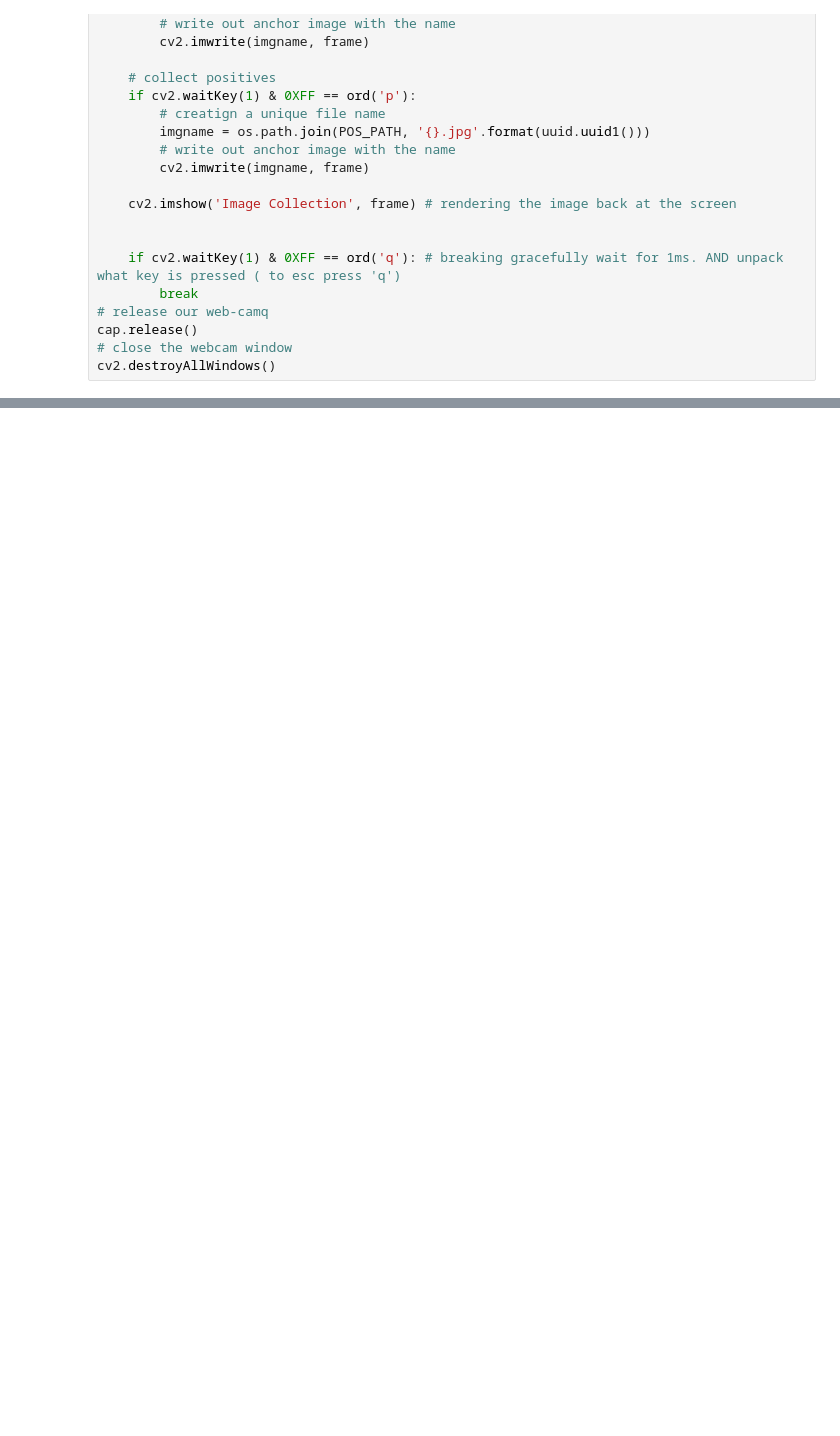
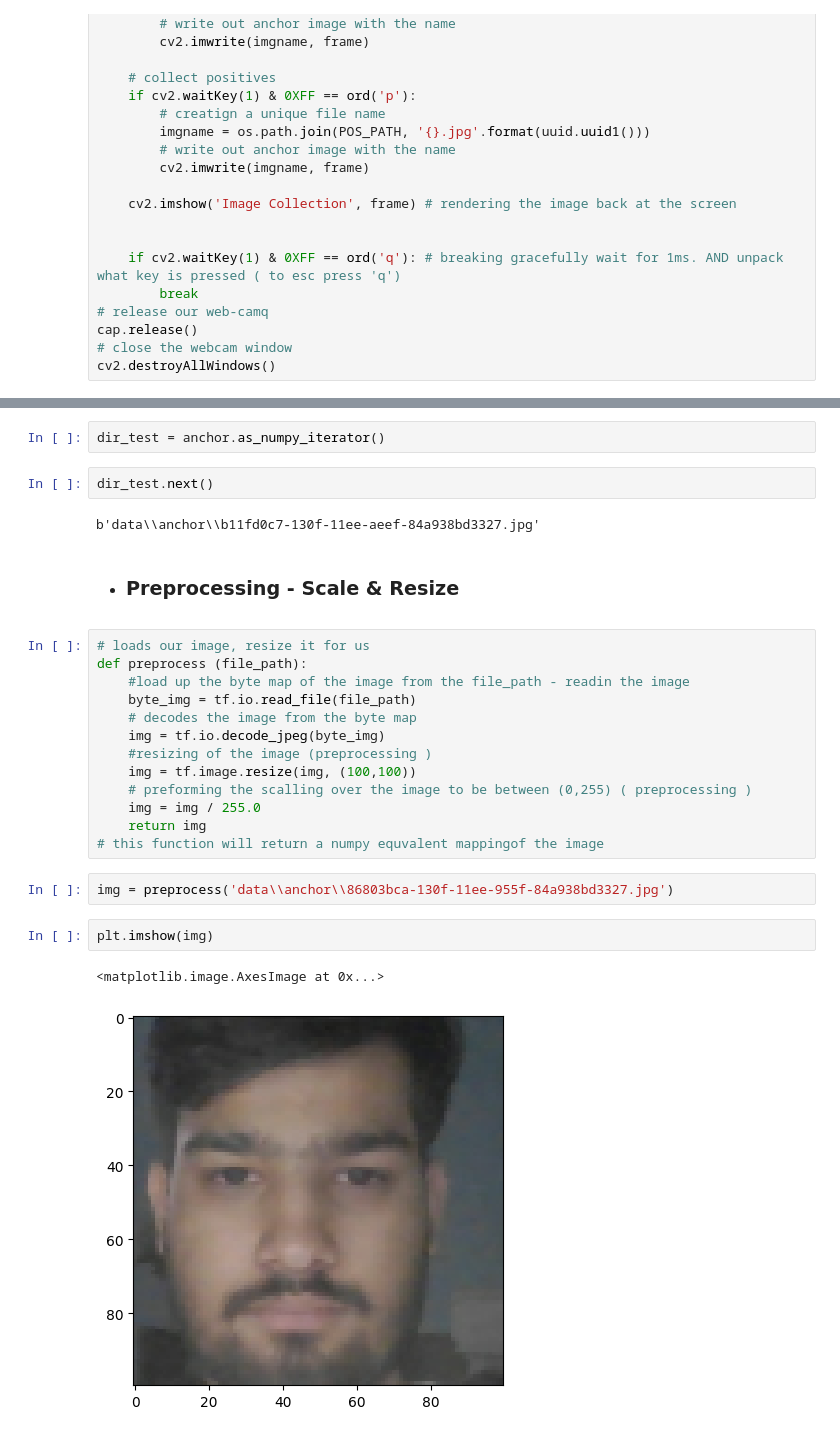
Before and after one commit to H-SM/deep_face_detection_model, a Jupyter notebook: model.ipynb, the cells around one changed output, grey strips where cells are left out. Cells and saved outputs as stored; diff of their text form; blank space fills up the shorter version.

Commit message:
Preprocessing over the images &  divided it to training/testing sets

```diff
--- a/model.ipynb
+++ b/model.ipynb
@@ -125,0 +132,28 @@ plt.imshow(frame[120:120+250,200:200+250 ,:]) # this will center up the slice ro
+# %%
+dir_test = anchor.as_numpy_iterator()
+# %%
+dir_test.next()
+# %% [output]
+b'data\\anchor\\b11fd0c7-130f-11ee-aeef-84a938bd3327.jpg'
+# %% [markdown]
+- ### Preprocessing - Scale & Resize
+# %%
+# loads our image, resize it for us
+def preprocess (file_path):
+    #load up the byte map of the image from the file_path - readin the image
+    byte_img = tf.io.read_file(file_path)
+    # decodes the image from the byte map
+    img = tf.io.decode_jpeg(byte_img)
+    #resizing of the image (preprocessing )
+    img = tf.image.resize(img, (100,100))
+    # preforming the scalling over the image to be between (0,255) ( preprocessing )
+    img = img / 255.0
+    return img
+# this function will return a numpy equvalent mappingof the image
+# %%
+img = preprocess('data\\anchor\\86803bca-130f-11ee-955f-84a938bd3327.jpg')
+# %%
+plt.imshow(img)
+# %% [output]
+<matplotlib.image.AxesImage at 0x...>
+[figure, added]
```
Also changed, not shown: parts of 24 cells of this notebook, 1 other file.
